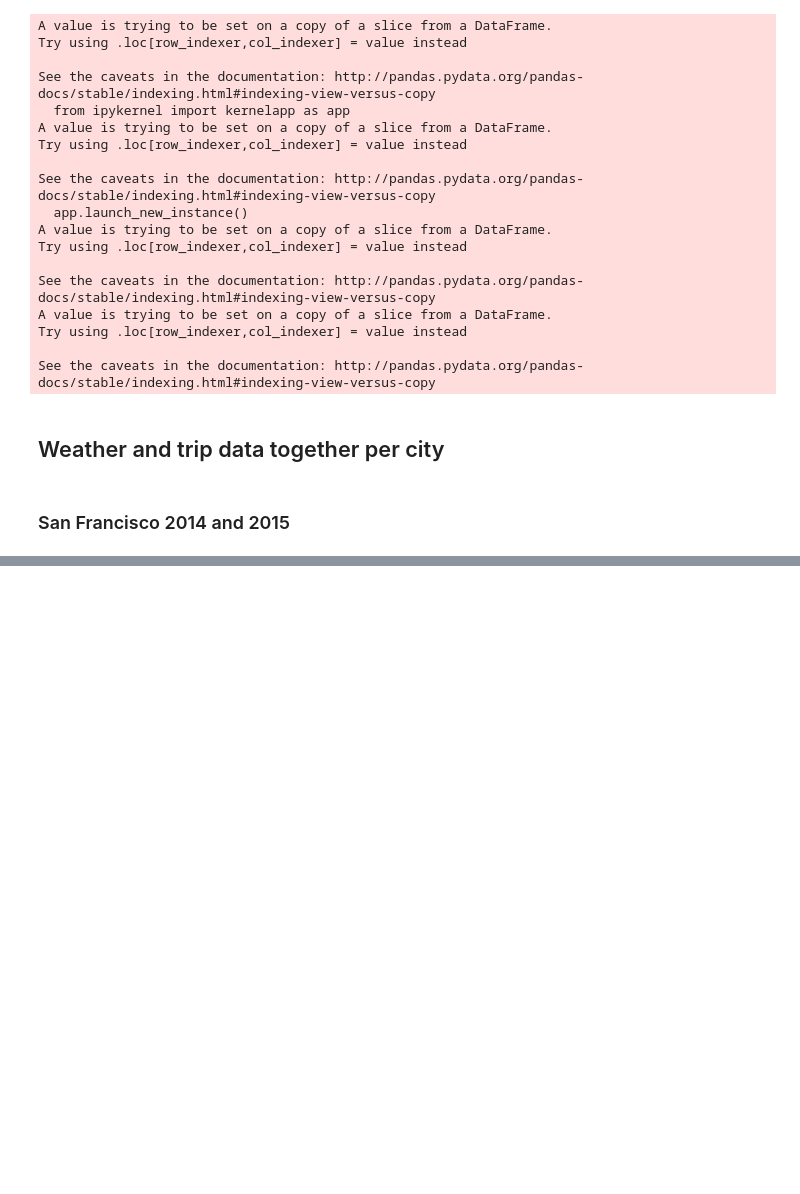
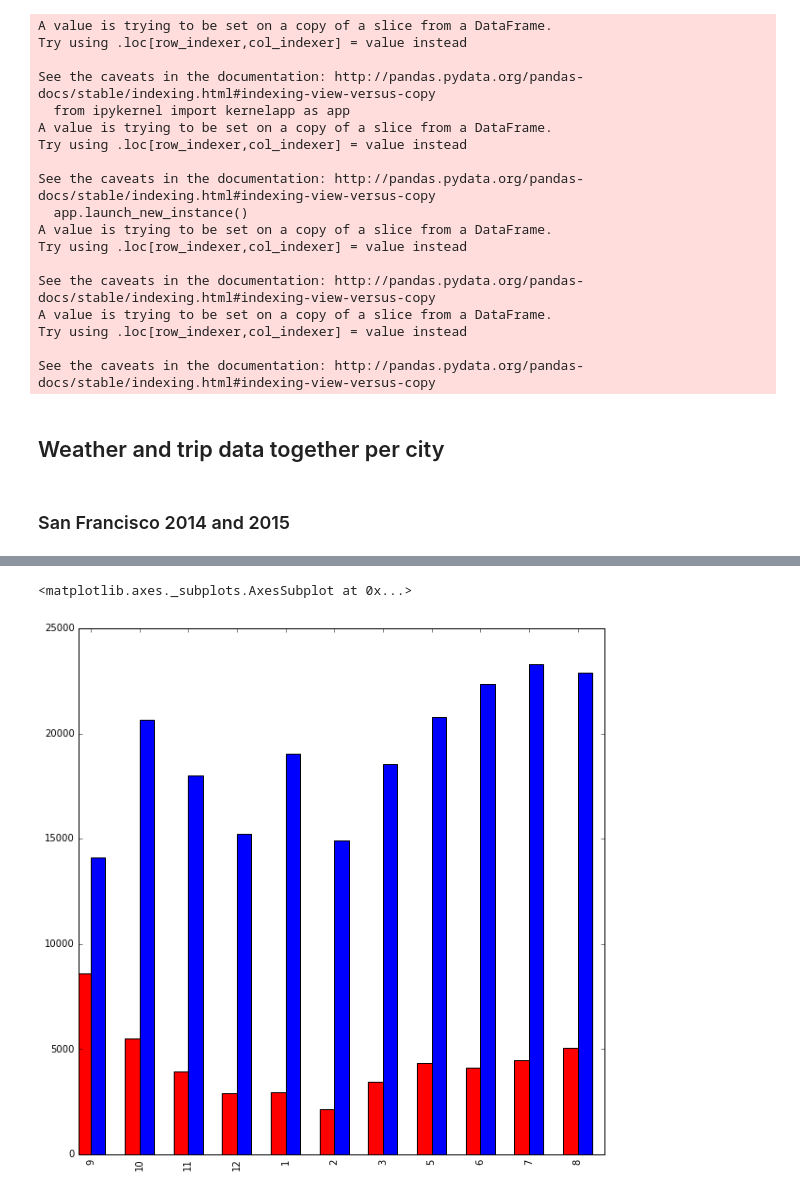
Before and after one commit to muyingchen/babsds, a Jupyter notebook: trip_data_and_weather_all.ipynb, the cells around one changed output, grey strips where cells are left out. Saved outputs shown, nothing was run; the diff lists cells and outputs as text; code cells hidden in the pictures; blank space fills up the shorter version.

```diff
--- a/trip_data_and_weather_all.ipynb
+++ b/trip_data_and_weather_all.ipynb
@@ -136,3 +127,7 @@ trip_data_2015_for_me = trip_data_2015[['date', 'trip_time','user_type','start_c
 # sf weather and trip data
 SF_weather_2014 = weather_2014_for_me[weather_2014_for_me['city']=='San Francisco']
 SF_trip_data_2014 = trip_data_2014_for_me[trip_data_2014_for_me['start_city'] =='San Francisco']
+
+SF_all_2014 = pd.merge(SF_trip_data_2014, SF_weather_2014,on='date')
+SF_all_2014 = SF_all_2014.drop(['start_city', 'month_x'], axis=1)
+SF_all_2014 = SF_all_2014.rename(columns={'month_y': 'month'})
@@ -167,0 +153,21 @@ SF_by_user_2014.head()
+# %%
+# SF DATA PER MONTH
+SF_0913_result = trip_count_to_frame(SF_all_2014, 'month', 9)
+SF_1013_result = trip_count_to_frame(SF_all_2014, 'month', 10)
+SF_1113_result = trip_count_to_frame(SF_all_2014, 'month', 11)
+SF_1213_result = trip_count_to_frame(SF_all_2014, 'month', 12)
+SF_0114_result = trip_count_to_frame(SF_all_2014, 'month', 1)
+SF_0214_result = trip_count_to_frame(SF_all_2014, 'month', 2)
+SF_0314_result = trip_count_to_frame(SF_all_2014, 'month', 3)
+SF_0414_result = trip_count_to_frame(SF_all_2014, 'month', 4)
+SF_0514_result = trip_count_to_frame(SF_all_2014, 'month', 5)
+SF_0614_result = trip_count_to_frame(SF_all_2014, 'month', 6)
+SF_0714_result = trip_count_to_frame(SF_all_2014, 'month', 7)
+SF_0814_result = trip_count_to_frame(SF_all_2014, 'month', 8)
+# concat all the above dataframes
+SF_trip_count_month_2014_all = pd.concat([SF_0913_result,SF_1013_result,SF_1113_result,SF_1213_result,SF_0114_result,
+                  SF_0214_result,SF_0314_result,SF_0514_result,SF_0614_result,SF_0714_result,
+                  SF_0814_result])
+SF_trip_count_month_2014_all['mean_temp'] = 'NaN'
+#SF_trip_count_month_2014_all.plot(kind='bar')
+SF_trip_count_month_2014_all
@@ -167,0 +187,10 @@ SF_by_user_2014.head()
+# %%
+# add avg temp to table
+def add_avg_temp_to_data(data, data_add,column_name, sort_range):
+    for i in sort_range:
+        avg_temp = data[data[column_name] == i]['mean_temp'].mean()
+        data_add['mean_temp'].loc[i] = avg_temp
+    return data_add
+
+SF_trip_count_month_2014_all = add_avg_temp_to_data(SF_all_2014, SF_trip_count_month_2014_all, 'month', sort_range_month)
+SF_trip_count_month_2014_all
@@ -167,0 +210,9 @@ SF_by_user_2014.head()
+# %%
+# plot SF 2014 trip count v. avg weather for 12 months in one plot
+fig = plt.figure() # Create matplotlib figure
+
+SF_trip_count_month_2014_all.Customer.plot(kind='bar', color='red',width=0.3, position=1, figsize=(10,10))
+SF_trip_count_month_2014_all.Subscriber.plot(kind='bar', color='blue', width=0.3, position=0)
+# %% [output]
+<matplotlib.axes._subplots.AxesSubplot at 0x...>
+[figure, added]
```
Also changed, not shown: parts of 9 cells of this notebook.
